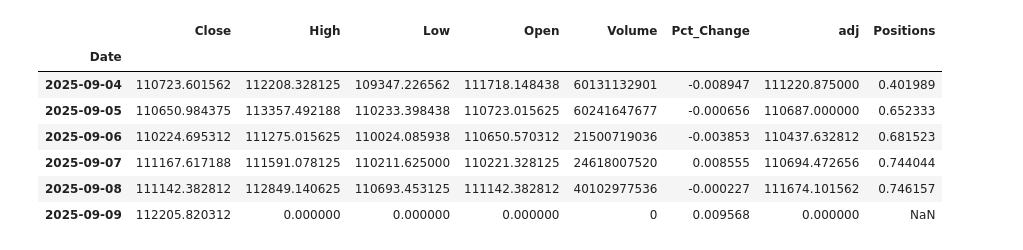
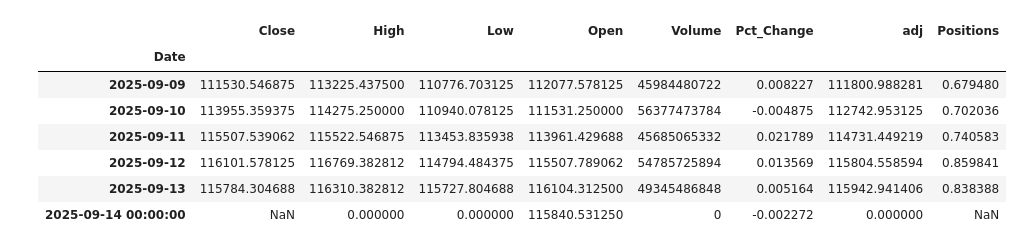
Before and after one commit to nafissaad/Tutorial1, a Jupyter notebook: Tutorial/My projects/My Portfolio/Untitled1.ipynb, the cells around one changed output. Saved outputs shown, nothing was run; the diff lists cells and outputs as text; code cells hidden in the pictures.

```diff
--- a/Tutorial/My projects/My Portfolio/Untitled1.ipynb
+++ b/Tutorial/My projects/My Portfolio/Untitled1.ipynb
@@ -7,12 +6,12 @@ import ta
 # %%
 ticker='BTC-USD'
-date="2025-05-30"
+date="2025-7-30"
 end="2025-09-30"
 df=yf.download(ticker,start=date,end=end)
 df.columns=[i[0] for i in df.columns]
-df['Pct_Change']=df['Open'].pct_change()
+df['Pct_Change']=df['Close'].pct_change()
 df.dropna(inplace=True)
-df['adj']=((df['Close']+df['Open'])/2)
-df
+df['adj']=((df['Close']+df['Close'].shift(1))/2)
+#df.to_csv("C:/Users/user/Desktop/Jbooks/venv/data.csv",index=True)
 # %% [output]
 [*********************100%***********************]  1 of 1 completed
@@ -33,20 +18,19 @@ df
+# %%
+x=pd.read_csv("C:/Users/user/Desktop/Jbooks/venv/data.csv",index_col=0)
 # %%
-last_date = df.index[-1]
-new_dates = pd.date_range(start=last_date + pd.Timedelta(days=1), periods=1,freq="1d")
+last_date = x.index[-1]
+new_dates = pd.date_range(start=pd.to_datetime(last_date) + pd.Timedelta(days=1), periods=1,freq="1d")
 new_rows = pd.DataFrame({
     "Open": [0]*1,
     "High": [0]*1,
     "Low": [0]*1,
-    "Close": [0]*1,
+    "Close": [np.nan]*1,
     'Pct_Change':[0]*1,
     'adj':[0]*1,
     "Volume": [0]*1,
     "Date": new_dates
 })
-new_rows = new_rows.astype(df.reset_index().dtypes.to_dict())
-df = pd.concat([df.reset_index(),new_rows], ignore_index=True)
-df = df.set_index("Date")
-x=[df['Close'].tail(2).values[0]]*1
-df.loc[df.index[-2:], "Close"]=df['Open'].tail(2).tolist()
-df.loc[df.index[-1:], "Close"]=x
-df
+new_rows = new_rows.astype(x.reset_index().dtypes.to_dict())
+x = pd.concat([x.reset_index(),new_rows], ignore_index=True)
+x = x.set_index("Date")
+x.loc[x.index[-1:], "Open"]=df['Close'].tail(1).values[0]
@@ -76,19 +45,18 @@ def flexible_rsi(series):
     rsi = 100 - (100 / (1 + rs))
     rsi_scaled = (100 - (100 / (1 + rs)))/100
     return rsi_scaled
-# Example usage
-prices =df.Close
+prices =x.Open
 rsi_flex = flexible_rsi(prices)
-df['Positions']=rsi_flex.shift(2)
+x['Positions']=rsi_flex.shift(2)
 # %%
-df['Pct_Change']=df['Close'].pct_change()
-df.tail(6)
+x['Pct_Change']=x['Open'].pct_change()
+x.tail(6)
 # %% [output]
 |  | Close | High | Low | Open | Volume | Pct_Change | adj | Positions |
 | Date |  |  |  |  |  |  |  |  |
-| 2025-09-04 | 110723.601562 | 112208.328125 | 109347.226562 | 111718.148438 | 60131132901 | -0.008947 | 111220.875000 | 0.401989 |
-| 2025-09-05 | 110650.984375 | 113357.492188 | 110233.398438 | 110723.015625 | 60241647677 | -0.000656 | 110687.000000 | 0.652333 |
-| 2025-09-06 | 110224.695312 | 111275.015625 | 110024.085938 | 110650.570312 | 21500719036 | -0.003853 | 110437.632812 | 0.681523 |
-| 2025-09-07 | 111167.617188 | 111591.078125 | 110211.625000 | 110221.328125 | 24618007520 | 0.008555 | 110694.472656 | 0.744044 |
-| 2025-09-08 | 111142.382812 | 112849.140625 | 110693.453125 | 111142.382812 | 40102977536 | -0.000227 | 111674.101562 | 0.746157 |
-| 2025-09-09 | 112205.820312 | 0.000000 | 0.000000 | 0.000000 | 0 | 0.009568 | 0.000000 | NaN |
+| 2025-09-09 | 111530.546875 | 113225.437500 | 110776.703125 | 112077.578125 | 45984480722 | 0.008227 | 111800.988281 | 0.679480 |
+| 2025-09-10 | 113955.359375 | 114275.250000 | 110940.078125 | 111531.250000 | 56377473784 | -0.004875 | 112742.953125 | 0.702036 |
+| 2025-09-11 | 115507.539062 | 115522.546875 | 113453.835938 | 113961.429688 | 45685065332 | 0.021789 | 114731.449219 | 0.740583 |
+| 2025-09-12 | 116101.578125 | 116769.382812 | 114794.484375 | 115507.789062 | 54785725894 | 0.013569 | 115804.558594 | 0.859841 |
+| 2025-09-13 | 115784.304688 | 116310.382812 | 115727.804688 | 116104.312500 | 49345486848 | 0.005164 | 115942.941406 | 0.838388 |
+| 2025-09-14 00:00:00 | NaN | 0.000000 | 0.000000 | 115840.531250 | 0 | -0.002272 | 0.000000 | NaN |
```
Also changed, not shown: parts of 10 cells of this notebook.
